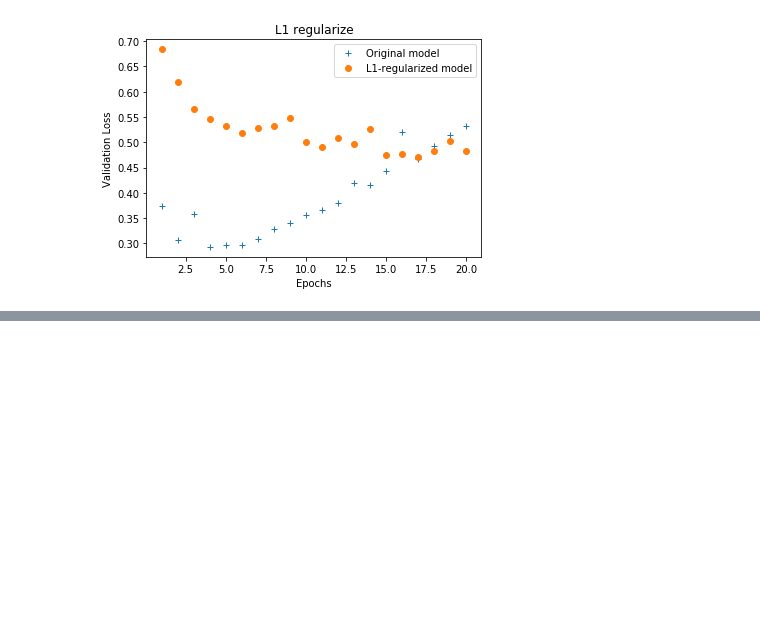
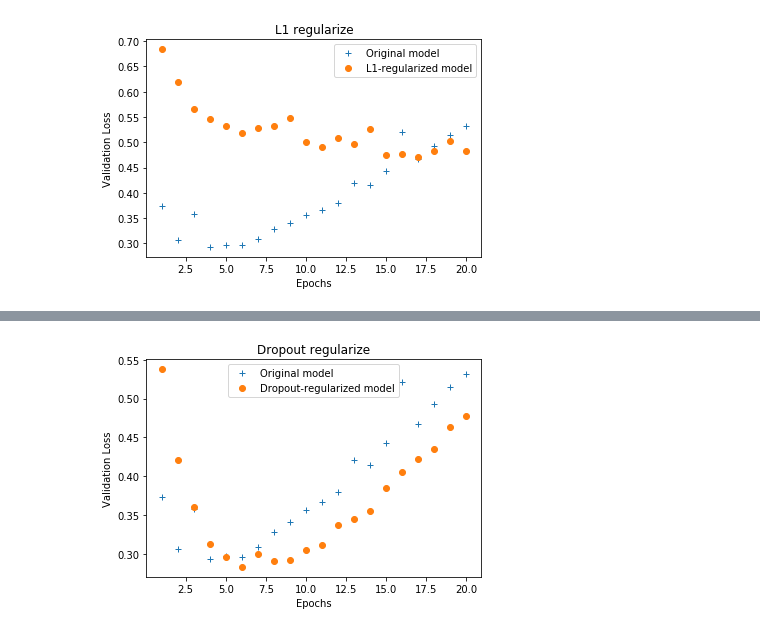
Before and after one commit to sasaki-seiji/deep-learning-with-python, a Jupyter notebook: ch04/4-4-under-over-fitting-imdb.ipynb, the cells around one changed output, grey strips where cells are left out. Cells and saved outputs as stored; diff of their text form; code cells hidden in the pictures; blank space fills up the shorter version.

Commit message:
ch04: dropout regularization for IMDb

```diff
--- a/ch04/4-4-under-over-fitting-imdb.ipynb
+++ b/ch04/4-4-under-over-fitting-imdb.ipynb
@@ -323,0 +324,17 @@ Epoch 20/20
+# %%
+import matplotlib.pyplot as plt
+
+val_loss_values = history.history['val_loss']
+val_loss_values_do = history_do.history['val_loss']
+
+epochs = range(1, len(val_loss_values)+1)
+
+plt.plot(epochs, val_loss_values, '+', label='Original model')
+plt.plot(epochs, val_loss_values_do, 'o', label='Dropout-regularized model')
+plt.title('Dropout regularize')
+plt.xlabel('Epochs')
+plt.ylabel('Validation Loss')
+plt.legend()
+plt.show()
+# %% [output]
+[figure, added]
```
Also changed, not shown: parts of 1 cell of this notebook.
